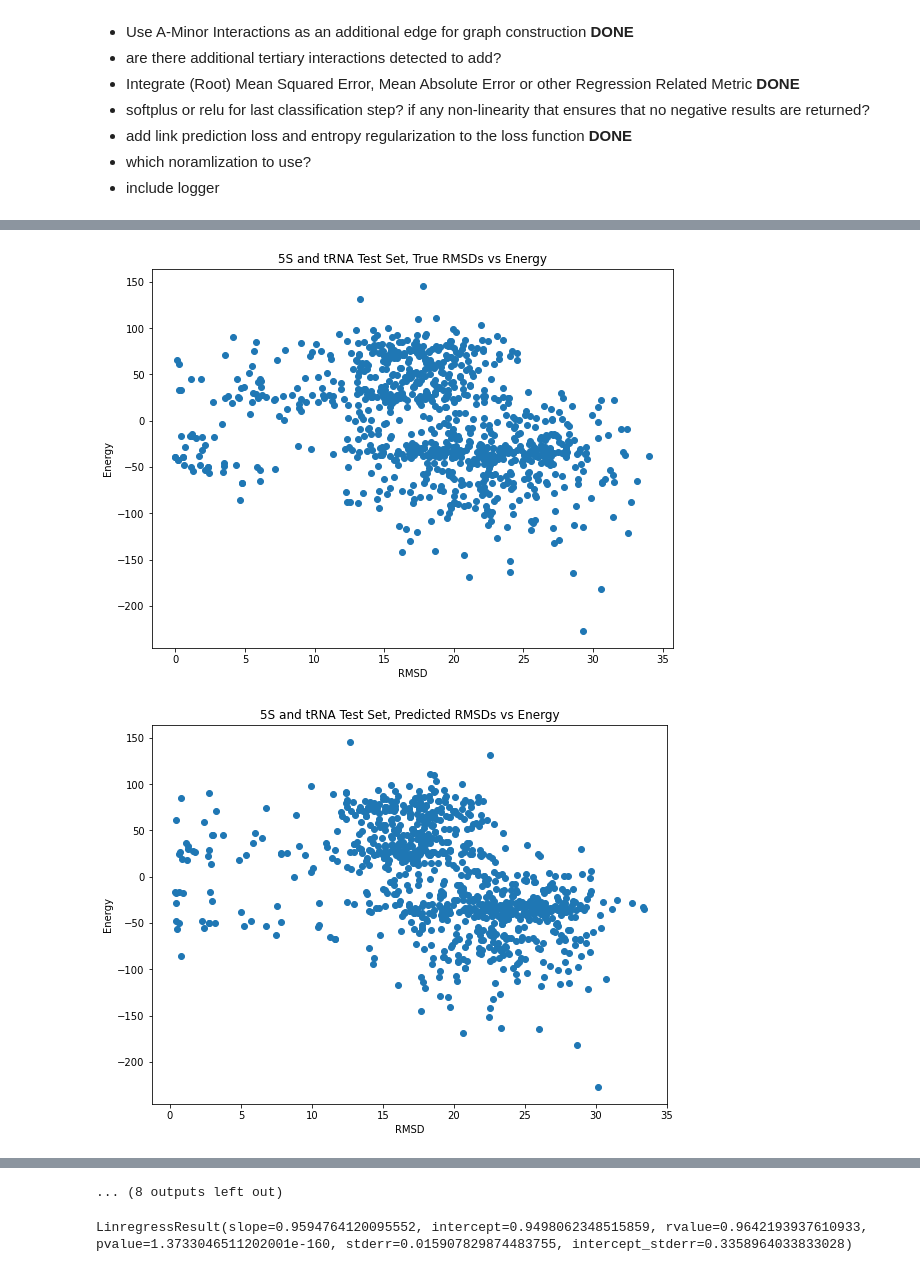
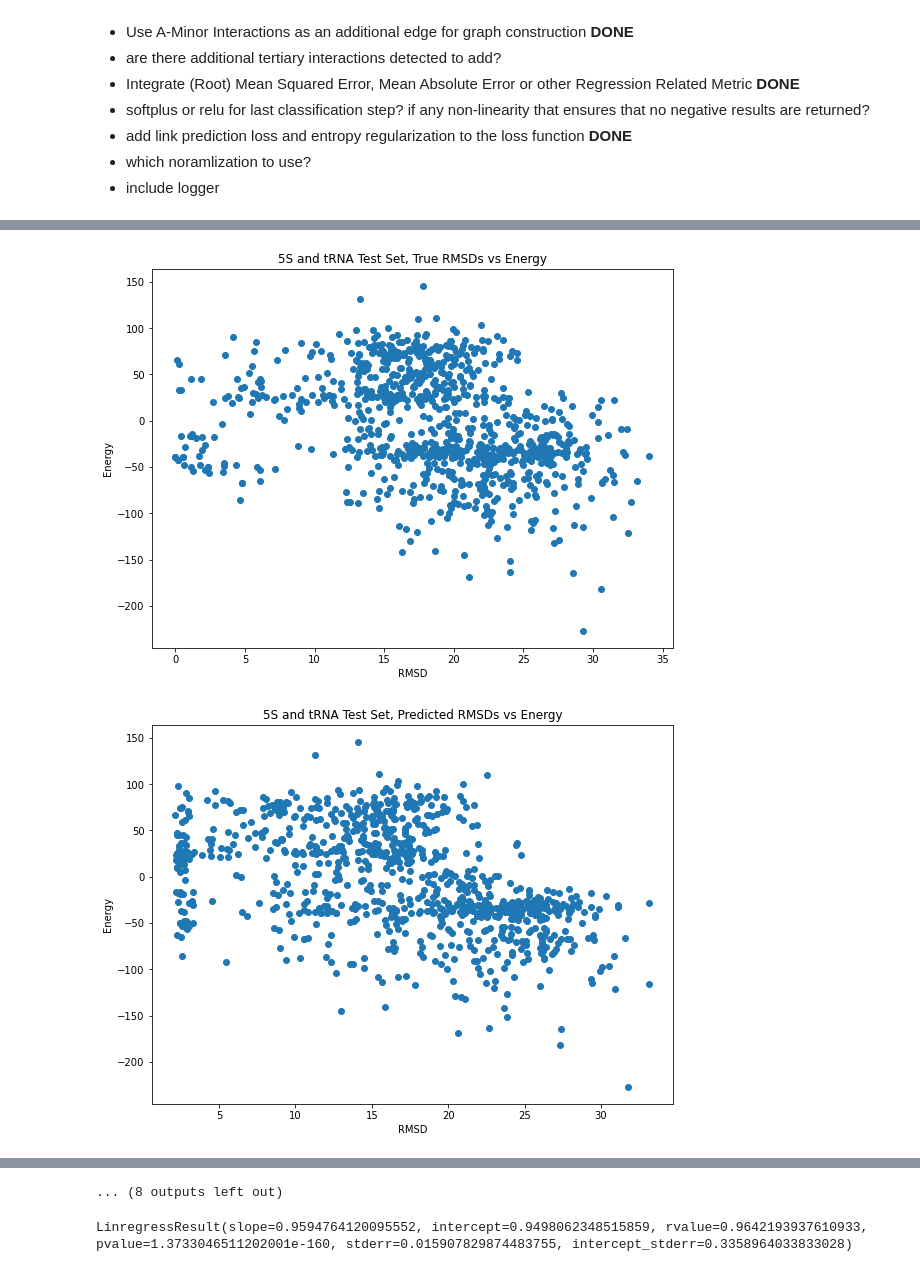
Before and after one commit to milang9/3d_classifier, a Jupyter notebook: 3d_classifier_PyG_pool.ipynb, the cells around one changed output, grey strips where cells are left out. Cells and saved outputs as stored; diff of their text form; code cells hidden in the pictures.

Commit message:
refining the mincut model

```diff
--- a/3d_classifier_PyG_pool.ipynb
+++ b/3d_classifier_PyG_pool.ipynb
@@ -8,7 +8,7 @@ import datetime
 import numpy as np
 import torch as th
 import torch_geometric.transforms as T
-from torch_geometric.loader import DenseDataLoader
+from torch_geometric.loader import DenseDataLoader, DataLoader
 import torch.nn.functional as F
 import matplotlib.pyplot as plt
 from classifier.data import CGDataset
@@ -28,30 +28,30 @@ k = 0
 #Training Set
 training_dir = "data/train_set"
 rmsd_list = "data/truncated_train_rmsd.txt" #"data/train_rmsd_list.txt" #
-training_dataset = CGDataset(training_dir, rmsd_list, vectorize, k, transform=T.ToDense(64))
+training_dataset = CGDataset(training_dir, rmsd_list, vectorize, k)#, transform=T.ToDense(64))
 
 #Validation Set
 val_dir = "data/val_set"
 val_rmsd = "data/val_rmsd_list.txt"
-val_dataset = CGDataset(val_dir, val_rmsd, vectorize, k, transform=T.ToDense(64))
+val_dataset = CGDataset(val_dir, val_rmsd, vectorize, k)#, transform=T.ToDense(64))
 
 #Test Data
 test_dir = "data/test_set"
 test_rmsd = "data/test_rmsd_list.txt"
-test_dataset = CGDataset(test_dir, test_rmsd, vectorize, k, transform=T.ToDense(64))
+test_dataset = CGDataset(test_dir, test_rmsd, vectorize, k)#, transform=T.ToDense(64))
 
 #5S rRNA and tRNA Test Data (previous training data)
 st_test_dir = "data/old_training_set"
 st_test_rmsd = "data/old_train_rmsd_list.txt"
-st_test_dataset = CGDataset(st_test_dir, st_test_rmsd, vectorize, k, transform=T.ToDense(64))
+st_test_dataset = CGDataset(st_test_dir, st_test_rmsd, vectorize, k)#, transform=T.ToDense(64))
 
 #Rotated Test Sets
 test_dir_rot = "data/test_set_rot"
 test_rmsd = "data/test_rmsd_list.txt"
-rot_test_dataset = CGDataset(test_dir_rot, test_rmsd, vectorize, k, transform=T.ToDense(64))
+rot_test_dataset = CGDataset(test_dir_rot, test_rmsd, vectorize, k)#, transform=T.ToDense(64))
 
 fst_test_rot = "data/5st_test_rot"
-fst_rot_dataset = CGDataset(fst_test_rot, st_test_rmsd, vectorize, k, transform=T.ToDense(64))
+fst_rot_dataset = CGDataset(fst_test_rot, st_test_rmsd, vectorize, k)#, transform=T.ToDense(64))
 # %% [output]
 Pytorch Version 1.11.0
 Cuda is available: True
@@ -70,7 +70,7 @@ TODO:
 *  include logger
 # %%
 #Training
-model = MinCut2_CG_Classifier(training_dataset.num_node_features)
+model = MinCut_CG_Classifier(training_dataset.num_node_features)
 
 parent_dir = "run_data/"
 
@@ -85,9 +85,9 @@ pool_train_loop(
     device=device,
     b_size=64,
     lr=1e-3,
-    epochs=5_000,
-    sched_T0=50,
+    epochs=50,
+    sched_T0=0,
     vectorize=vectorize,
     k=k,
-    burn_in=50)
+    burn_in=0)
 # %% [output]
@@ -175,12 +176,13 @@ MAE at 9515 is 13.9494
 from classifier.utility import get_energy_dict, rmsd_scatter, e_rmsd_scatter
 
 if "model" not in globals():
-    model = DMoN_CG_Classifier(training_dataset.num_node_features).to(device)
+    print("Model not in global variables")
+    model = MinCut_CG_Classifier(training_dataset.num_node_features).to(device)
 
-train_loader = DenseDataLoader(training_dataset, batch_size=1)
-val_loader = DenseDataLoader(val_dataset, batch_size=1)
-test_dataloader = DenseDataLoader(test_dataset, batch_size=1)
-st_test_dataloader = DenseDataLoader(st_test_dataset, batch_size=1)
+train_loader = DataLoader(training_dataset, batch_size=1)
+val_loader = DataLoader(val_dataset, batch_size=1)
+test_dataloader = DataLoader(test_dataset, batch_size=1)
+st_test_dataloader = DataLoader(st_test_dataset, batch_size=1)
 
 model.to(device)
 model.load_state_dict(th.load(f"{run_dir}/model_data/epoch_{select}.pth"))
@@ -242,3 +244,3 @@ LinregressResult(slope=0.8858125354560198, intercept=-0.22090960523860126, rvalu
 [figure]
-[figure, old version]
+[figure, new version]
 Training Set
```
Also changed, not shown: parts of 4 cells of this notebook, 5 other files.
